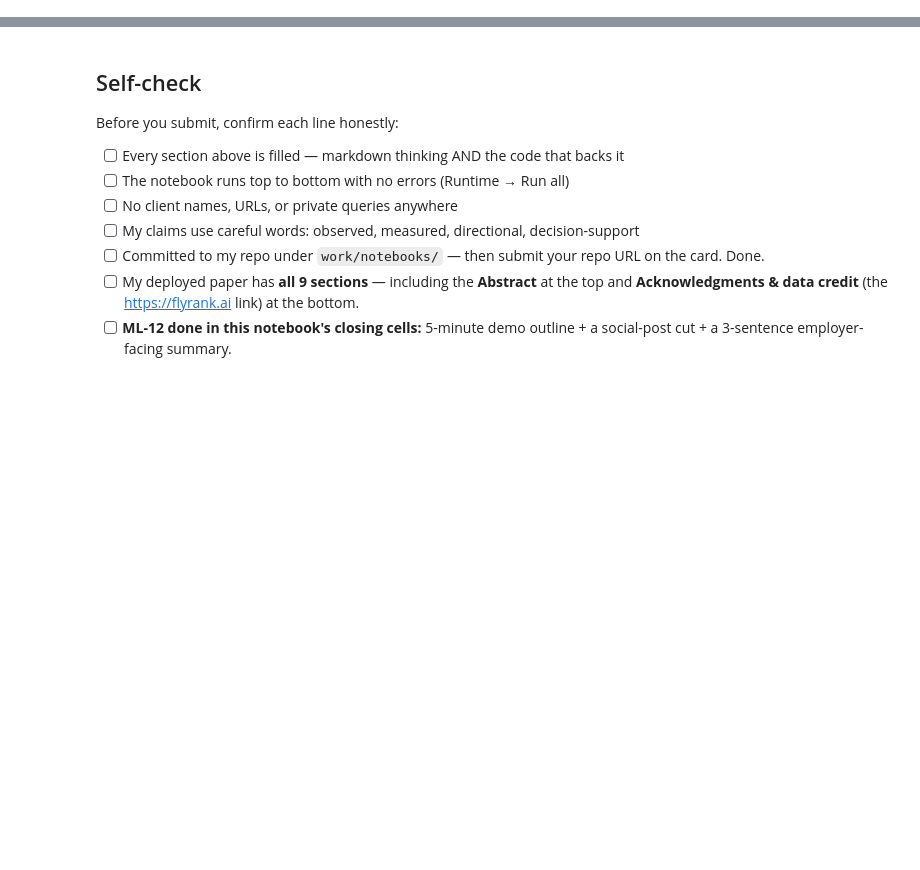
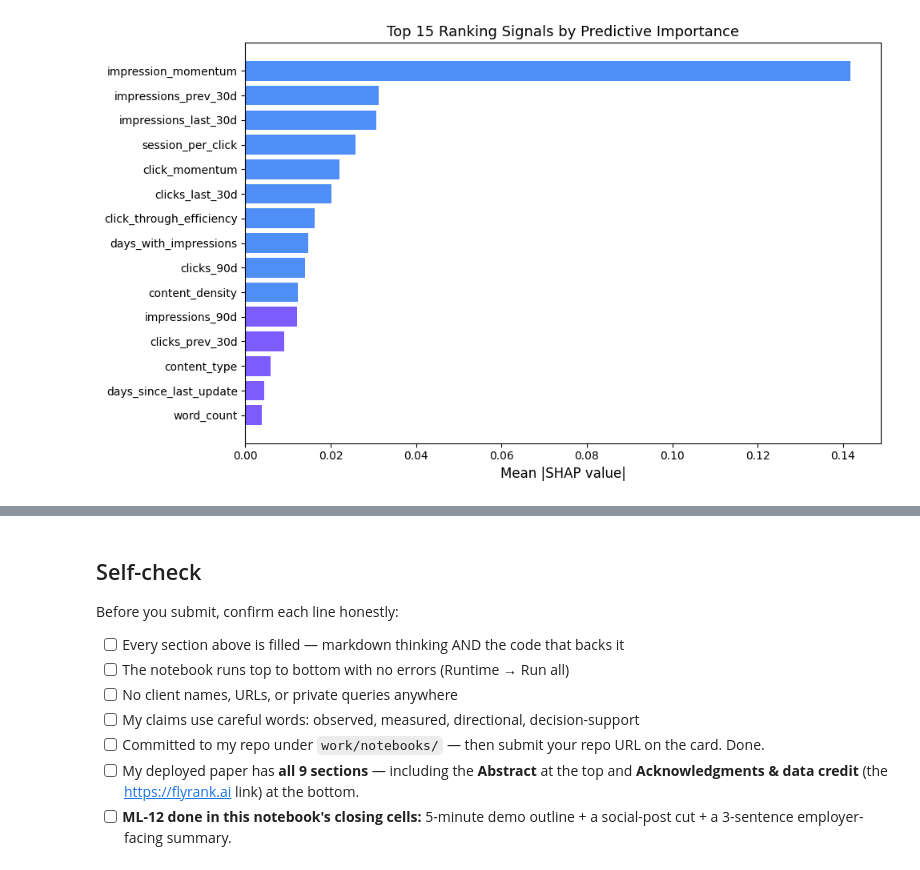
Before and after one commit to Shreshth114/flyrank-ml-internship, a Jupyter notebook: work/notebooks/capstone.ipynb, the cells around one changed output, grey strips where cells are left out. Cells and saved outputs as stored; diff of their text form; code cells hidden in the pictures; blank space fills up the shorter version.

```diff
--- a/work/notebooks/capstone.ipynb
+++ b/work/notebooks/capstone.ipynb
@@ -36,0 +523,92 @@ This skeleton is yours to fill. Work the sections **in order** — each one has
+# %%
+import matplotlib.pyplot as plt
+import os
+
+os.makedirs('artifacts', exist_ok=True)
+
+# ── Artifact 1: SHAP importance bar chart ────────────────────────
+fig, ax = plt.subplots(figsize=(10, 6))
+top15 = signal_df.head(15).sort_values('mean_shap')
+colors = ['#7c5cfc'] * 5 + ['#4f8ef7'] * 10
+ax.barh(top15['signal'], top15['mean_shap'], color=colors)
+ax.set_xlabel('Mean |SHAP value|', fontsize=12)
+ax.set_title('Top 15 Ranking Signals by Predictive Importance', fontsize=13)
+plt.tight_layout()
+plt.savefig('artifacts/shap_importance.png', dpi=150, bbox_inches='tight')
+plt.show()
+print("Saved: artifacts/shap_importance.png")
+
+# ── Artifact 2: Precision@50 comparison bar ──────────────────────
+fig, ax = plt.subplots(figsize=(6, 4))
+models = ['Baseline\n(majority class)', 'Random Forest']
+scores = [0.18, 0.90]
+bar_colors = ['#444', '#4f8ef7']
+bars = ax.bar(models, scores, color=bar_colors, width=0.4)
+ax.set_ylim(0, 1.1)
+ax.set_ylabel('Precision@50')
+ax.set_title('Model vs Baseline — Precision@50')
+for bar, score in zip(bars, scores):
+    ax.text(bar.get_x() + bar.get_width()/2, score + 0.02,
+            str(score), ha='center', fontsize=12, fontweight='bold')
+plt.tight_layout()
+plt.savefig('artifacts/model_comparison.png', dpi=150, bbox_inches='tight')
+plt.show()
+print("Saved: artifacts/model_comparison.png")
+
+# ── Artifact 3: Impression momentum distribution ─────────────────
+fig, ax = plt.subplots(figsize=(10, 5))
+ax.hist(df[df['is_top_performer']==0]['impression_momentum'].clip(0, 3),
+        bins=50, alpha=0.6, label='Bottom performers', color='#f87171')
+ax.hist(df[df['is_top_performer']==1]['impression_momentum'].clip(0, 3),
+        bins=50, alpha=0.6, label='Top performers', color='#4f8ef7')
+ax.set_xlabel('Impression Momentum (last_30d / prev_30d)')
+ax.set_ylabel('Count')
+ax.set_title('Impression Momentum Distribution: Top vs Bottom Performers')
+ax.axvline(x=1.0, color='black', linestyle='--', linewidth=1)
+ax.legend()
+plt.tight_layout()
+plt.savefig('artifacts/momentum_distribution.png', dpi=150, bbox_inches='tight')
+plt.show()
+print("Saved: artifacts/momentum_distribution.png")
+
+# ── Artifact 4: Myth busters ─────────────────────────────────────
+fig, axes = plt.subplots(1, 2, figsize=(12, 5))
+
+sample_plot = df.sample(1000, random_state=SEED)
+axes[0].scatter(sample_plot['search_volume'].clip(0, 5000),
+                sample_plot['impressions_90d'].clip(0, 50000),
+                alpha=0.3, s=10, color='#4f8ef7')
+axes[0].set_xlabel('Search Volume')
+axes[0].set_ylabel('Impressions (90d)')
+axes[0].set_title('Search Volume vs Impressions (r = 0.0012 — effectively zero)')
+
+top_wc = top['word_count'].clip(0, 6000)
+bot_wc = bot['word_count'].clip(0, 6000)
+axes[1].boxplot(
+    [bot_wc, top_wc],
+    labels=['Bottom performers', 'Top performers'],
+    patch_artist=True,
+    boxprops=dict(facecolor='#4f8ef7', alpha=0.6)
+)
+axes[1].set_ylabel('Word Count')
+top_med = int(top['word_count'].median())
+bot_med = int(bot['word_count'].median())
+axes[1].set_title('Word Count: Top vs Bottom (medians: ' + str(top_med) + ' vs ' + str(bot_med) + ')')
+
+plt.tight_layout()
+plt.savefig('artifacts/myth_busters.png', dpi=150, bbox_inches='tight')
+plt.show()
+print("Saved: artifacts/myth_busters.png")
+
+# ── Artifact 5: Signal rankings CSV ──────────────────────────────
+signal_df.to_csv('artifacts/signal_rankings.csv', index=False)
+print("Saved: artifacts/signal_rankings.csv")
+
+print("\n=== All artifacts saved ===")
+print("artifacts/shap_importance.png")
+print("artifacts/model_comparison.png")
+print("artifacts/momentum_distribution.png")
+print("artifacts/myth_busters.png")
+print("artifacts/signal_rankings.csv")
+# %% [output]
+[figure, added]
```
Also changed, not shown: parts of 20 cells of this notebook.
